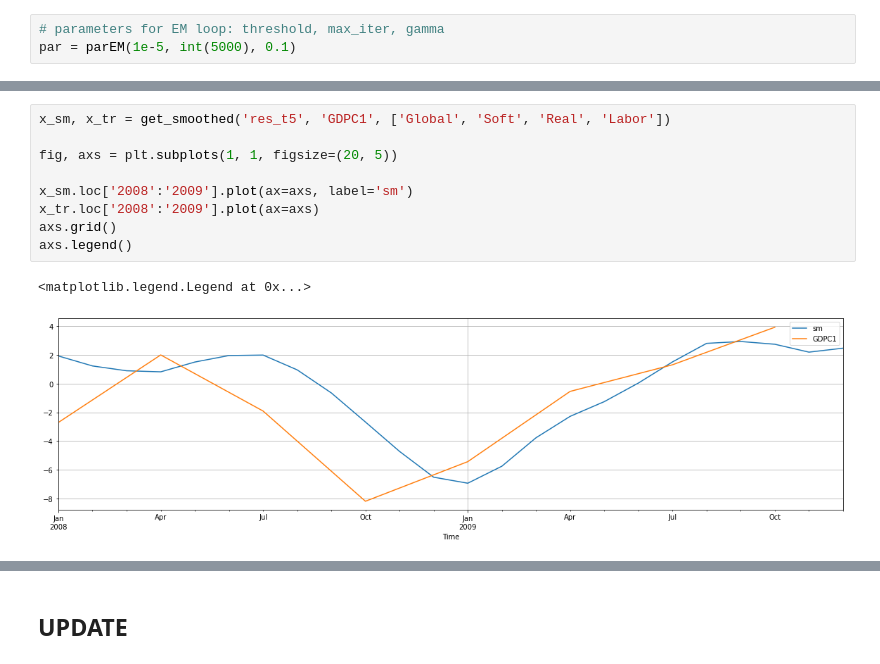
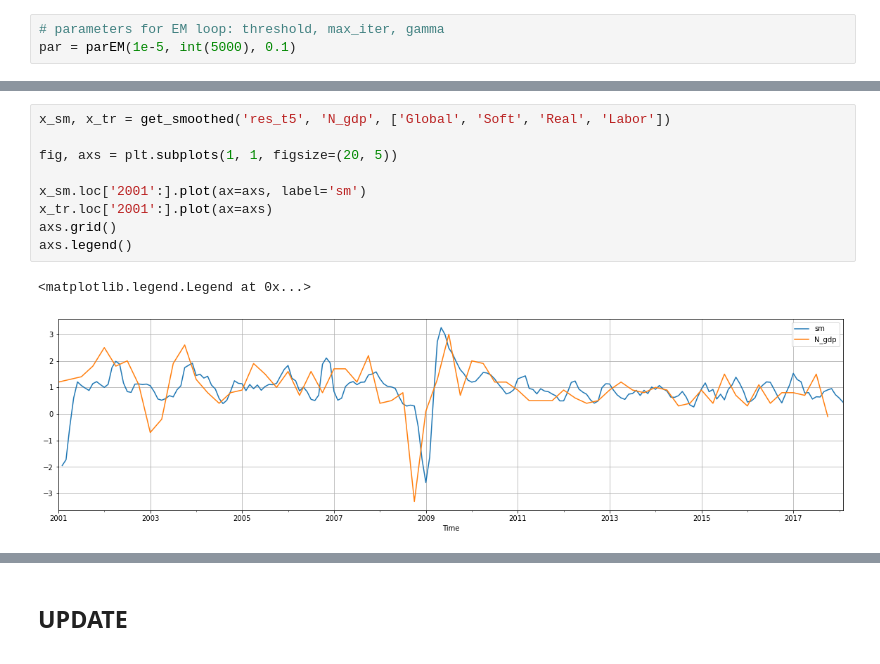
Before and after one commit to hyunchangyi/nowcasting, a Jupyter notebook: nowcasting_kr.ipynb, the cells around one changed output, grey strips where cells are left out. Saved outputs shown, nothing was run; the diff lists cells and outputs as text.

Commit message:
graph...

```diff
--- a/nowcasting_kr.ipynb
+++ b/nowcasting_kr.ipynb
@@ -1567,12 +1575,12 @@ Res = dfm(y, X_mean, X_std, M, S, spec, blocks, par, 'res_t5')
 # %%
-x_sm, x_tr = get_smoothed('res_t5', 'GDPC1', ['Global', 'Soft', 'Real', 'Labor'])
+x_sm, x_tr = get_smoothed('res_t5', 'N_gdp', ['Global', 'Soft', 'Real', 'Labor'])
 
 fig, axs = plt.subplots(1, 1, figsize=(20, 5))
 
-x_sm.loc['2008':'2009'].plot(ax=axs, label='sm')
-x_tr.loc['2008':'2009'].plot(ax=axs)
+x_sm.loc['2001':].plot(ax=axs, label='sm')
+x_tr.loc['2001':].plot(ax=axs)
 axs.grid()
 axs.legend()
 # %% [output]
 <matplotlib.legend.Legend at 0x...>
-[figure, old version]
+[figure, new version]
```
Also changed, not shown: parts of 4 cells of this notebook, 2 other files.
